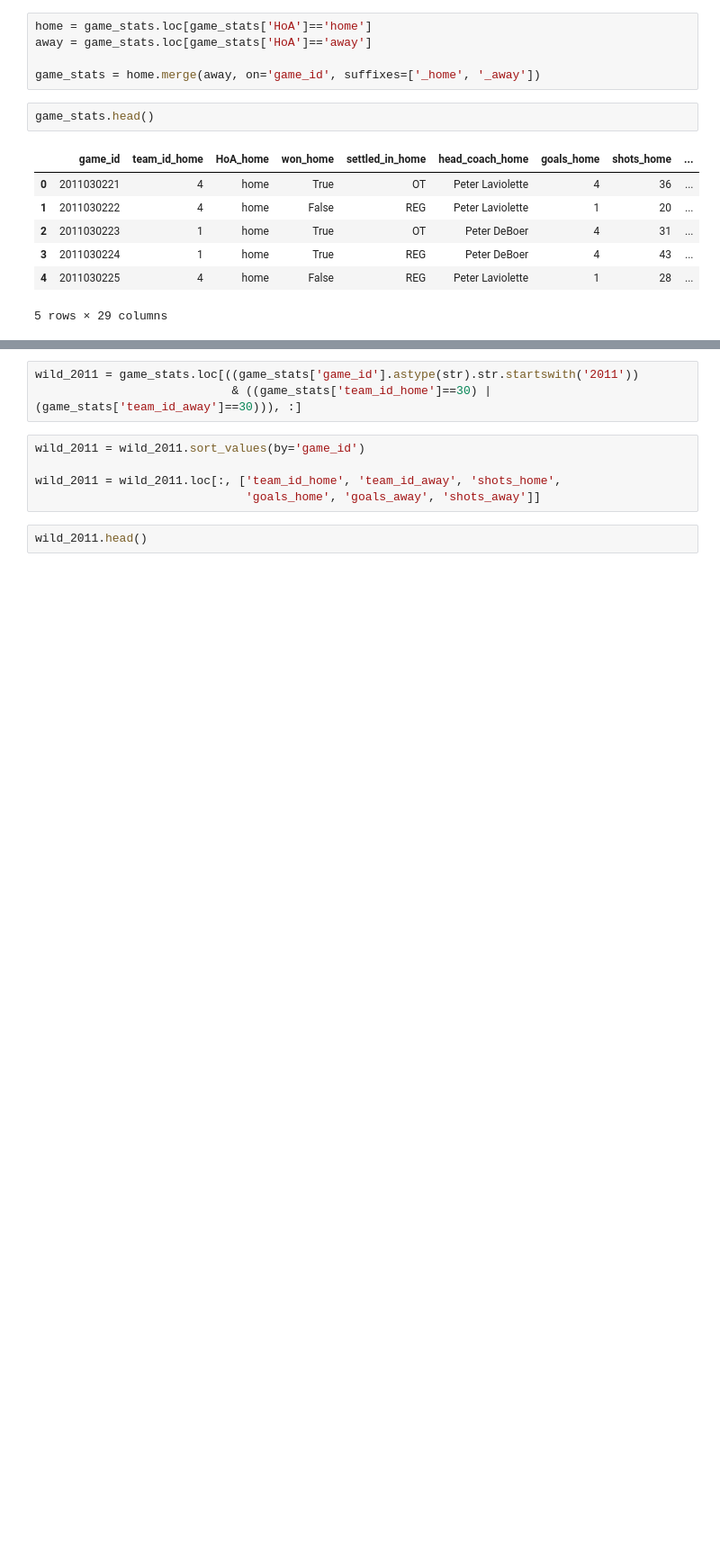
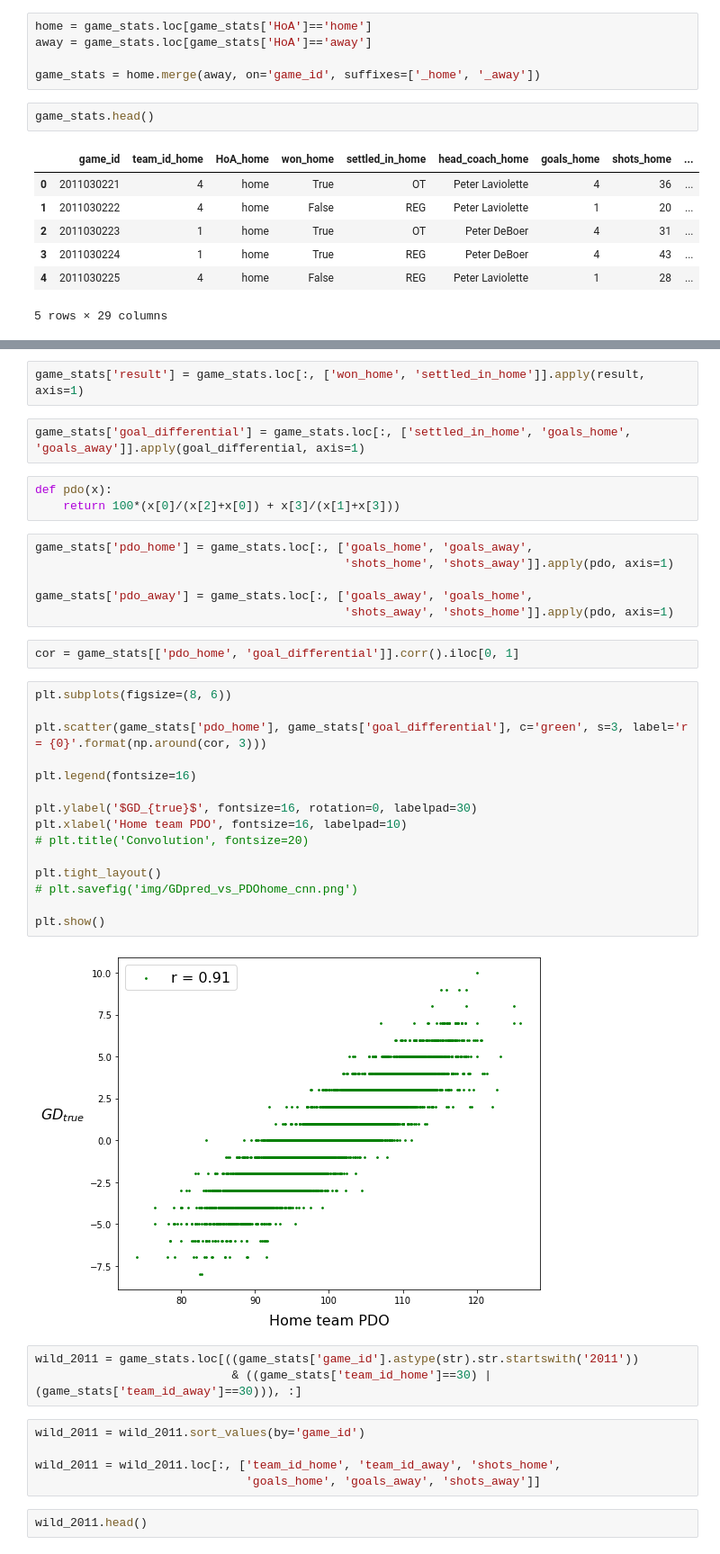
Before and after one commit to danielkari95/nhl-game-prediction, a Jupyter notebook: src/data_exploration.ipynb, the cells around one changed output, grey strips where cells are left out. Shown at 90% size. Cells and saved outputs as stored; diff of their text form; blank space fills up the shorter version.

```diff
--- a/src/data_exploration.ipynb
+++ b/src/data_exploration.ipynb
@@ -91,3 +114,35 @@ game_stats.head()
+# %%
+game_stats['result'] = game_stats.loc[:, ['won_home', 'settled_in_home']].apply(result, axis=1)
+# %%
+game_stats['goal_differential'] = game_stats.loc[:, ['settled_in_home', 'goals_home', 'goals_away']].apply(goal_differential, axis=1)
+# %%
+def pdo(x):
+    return 100*(x[0]/(x[2]+x[0]) + x[3]/(x[1]+x[3]))
+# %%
+game_stats['pdo_home'] = game_stats.loc[:, ['goals_home', 'goals_away',
+                                            'shots_home', 'shots_away']].apply(pdo, axis=1)
+
+game_stats['pdo_away'] = game_stats.loc[:, ['goals_away', 'goals_home',
+                                            'shots_away', 'shots_home']].apply(pdo, axis=1)
+# %%
+cor = game_stats[['pdo_home', 'goal_differential']].corr().iloc[0, 1]
+# %%
+plt.subplots(figsize=(8, 6))
+
+plt.scatter(game_stats['pdo_home'], game_stats['goal_differential'], c='green', s=3, label='r = {0}'.format(np.around(cor, 3)))
+
+plt.legend(fontsize=16)
+
+plt.ylabel('$GD_{true}$', fontsize=16, rotation=0, labelpad=30)
+plt.xlabel('Home team PDO', fontsize=16, labelpad=10)
+# plt.title('Convolution', fontsize=20)
+
+plt.tight_layout()
+# plt.savefig('img/GDpred_vs_PDOhome_cnn.png')
+
+plt.show()
+# %% [output]
+[figure, added]
 # %%
 wild_2011 = game_stats.loc[((game_stats['game_id'].astype(str).str.startswith('2011'))
                             & ((game_stats['team_id_home']==30) | (game_stats['team_id_away']==30))), :]
```
Also changed, not shown: parts of 99 cells of this notebook, 20 other files.
